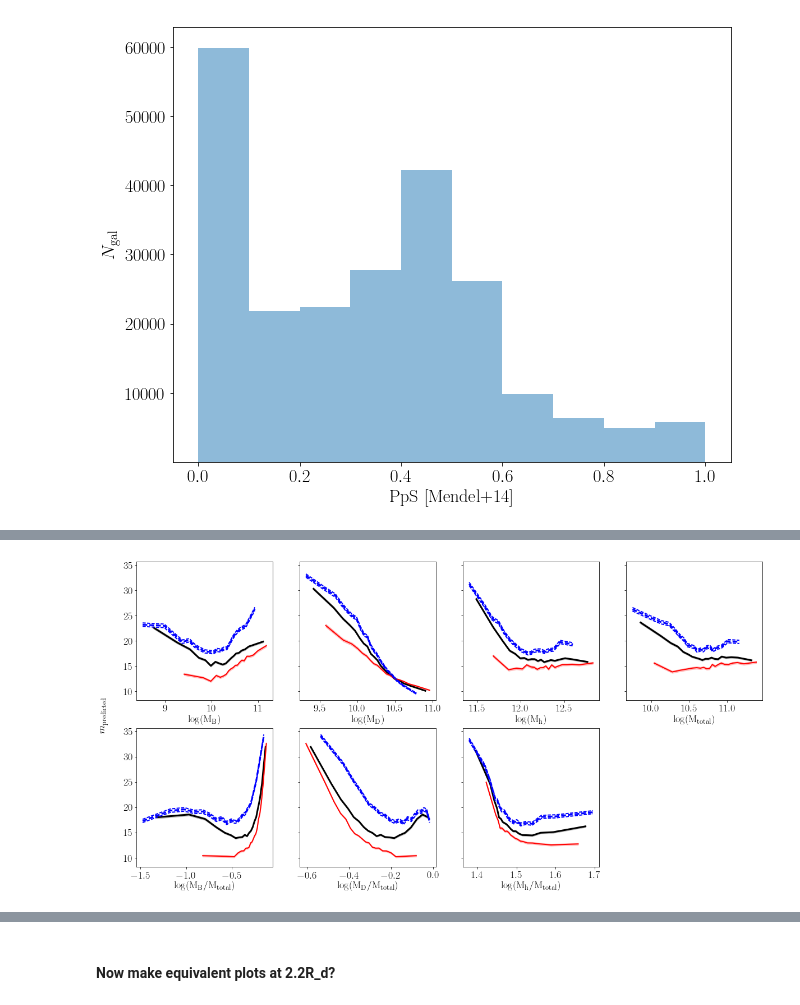
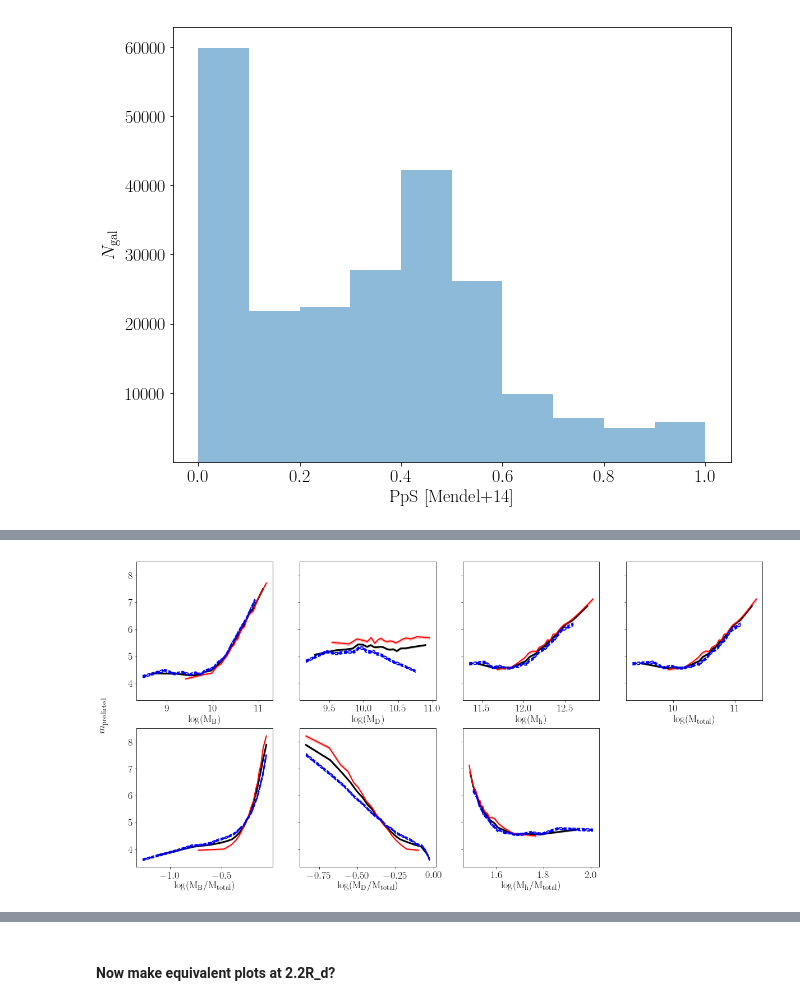
Before and after one commit to RossHart/Donghia_paper, a Jupyter notebook: science_1.ipynb, the cells around one changed output, grey strips where cells are left out. Saved outputs shown, nothing was run; the diff lists cells and outputs as text; code cells hidden in the pictures.

```diff
--- a/science_1.ipynb
+++ b/science_1.ipynb
@@ -28,6 +28,7 @@ hi_data = Table.read('fits/hi_data.fits')
 
 masks = Table.read('fits/masks.fits')
 halo_data = Table.read('fits/halo_table_all.fits')
+halo_data_w_gas = Table.read('fits/halo_table_all_w_gas.fits')
 
 gz2_data = Table.read('../fits/full_sample_debiased_w_low_z_mod.fits')
 # %%
@@ -90,8 +106,14 @@ mass_ok = masks['mass_ok']
 
 star_forming = masks['star_forming']
 
+m = halo_data['m_predicted_2R_d']
+m_w_gas = halo_data_w_gas['m_predicted_2R_d']
+m_ok = np.all([m <= 20, m_w_gas <= 20],axis=0)
+
+p_spiral_ok = np.isfinite(morph_data['p_spiral'])
+
 sample_ok = np.all([redshift_ok,hi_ok,mass_ok,fit_ok,
-                    disc_ok,axial_ok],axis=0)
+                    disc_ok,axial_ok,m_ok,p_spiral_ok],axis=0)
 sf_sample = np.all([sample_ok,star_forming],axis=0)
 non_sf_sample = np.all([sample_ok,star_forming == False],axis=0)
 
@@ -152,0 +168,33 @@ non_sf_sample_low_z = low_z_mask(non_sf_sample)
+# %%
+x = halo_data['disc_frac_2.2'][sample_ok]
+y = halo_data_w_gas['disc_frac_2.2'][sample_ok]
+
+bins = np.linspace(0,1,21)
+
+fig, axarr = make_figure()
+_ = axarr[0].hist(x,bins,normed=True,
+                  color='g',histtype='stepfilled',alpha=0.2)
+_ = axarr[0].hist(x,bins,normed=True,
+                  color='g',lw=1,histtype='step')
+
+_ = axarr[1].hist(y,bins,normed=True,
+                  color='g',histtype='stepfilled',alpha=0.2,
+                  orientation='horizontal')
+_ = axarr[1].hist(y,bins,normed=True,
+                  color='g',lw=1,histtype='step',
+                  orientation='horizontal')
+
+plt.sca(axarr[2])
+_ = kde_contour(x,y,fill=True,zorder=1,
+                fill_properties={'colormap':'Greens'},
+                line_properties={'color':'g'})
+_ = axarr[2].scatter(x[:5000],y[:5000],
+                     color='g',s=1,zorder=0,
+                     rasterized=True)
+_ = axarr[2].plot([0,1],[0,1],color='k',lw=1)
+_ = axarr[2].set_xlim(0,1)
+_ = axarr[2].set_ylim(0,1)
+_ = axarr[2].set_xlabel('$f_\mathrm{D}$ [$2.2R_\mathrm{D}$] (stars)')
+_ = axarr[2].set_ylabel('$f_\mathrm{D}$ [$2.2R_\mathrm{D}$] (stars + gas)')
+
+fig.savefig('figures/fd_vs_fd.pdf')
@@ -157,40 +207,40 @@ fig, axarr = plt.subplots(2,4,figsize=(20,10),sharey=True)
 axarr = axarr.ravel()
 fig.delaxes(axarr[-1])
 
-y = halo_data['m_predicted_2R_d']
+y = halo_data_w_gas['m_predicted_2R_d']
 x_columns = ['M_bulge','M_disc_stars','M_halo','M_baryonic',
              'bulge_frac','disc_frac','halo_frac']
 xs = [np.log10(halo_data[c]) for c in x_columns]
 xlabels = ['$\log(\mathrm{M_B})$','$\log(\mathrm{M_D})$',
            '$\log(\mathrm{M_h})$','$\log(\mathrm{M_{total}})$',
            '$\log(\mathrm{M_B/M_{total}})$','$\log(\mathrm{M_D/M_{total}})$',
            '$\log(\mathrm{M_h/M_{total}})$']
 
 colors = 'rbkyrbk'
 
 for x, xlabel, ax, color in zip(xs,xlabels,axarr,colors):
 
     xy = x_vs_y(x[sample_ok],y[sample_ok])
     xy.continuous_vs_continuous_binned_mean(bins=20,equal_N=True)
     xy.line_plot(ax,color='k',lw=3,linestyle='solid')
     xy.error_plot(ax,color='k',style='filled',
                   alpha=0.2)
 
     xy_nsf = x_vs_y(x[non_sf_sample],y[non_sf_sample])
     xy_nsf.continuous_vs_continuous_binned_mean(bins=20,equal_N=True)
     xy_nsf.line_plot(ax,color='r',lw=2)
     xy_nsf.error_plot(ax,color='r',alpha=0.2)
 
     xy_sf = x_vs_y(x[sf_sample],y[sf_sample])
     xy_sf.continuous_vs_continuous_binned_mean(bins=20,equal_N=True)
     xy_sf.line_plot(ax,color='b',lw=3,linestyle='dashed')
     xy_sf.error_plot(ax,color='b',style='lined',lw=2,linestyle='dashed')
 
     ax.set_xlabel(xlabel)
 
 _ = fig.text(0.08, 0.5, '$m_\mathrm{predicted}$', va='center', rotation='vertical')
 # %% [output]
-[figure, old version]
+[figure, new version]
 # %%
 #### Now: is there a notable drop off in p_spiral at that mass?
 fig, axarr = plt.subplots(2,4,figsize=(20,10),sharey=True)
```
Also changed, not shown: parts of 27 cells of this notebook, 3 other files.
